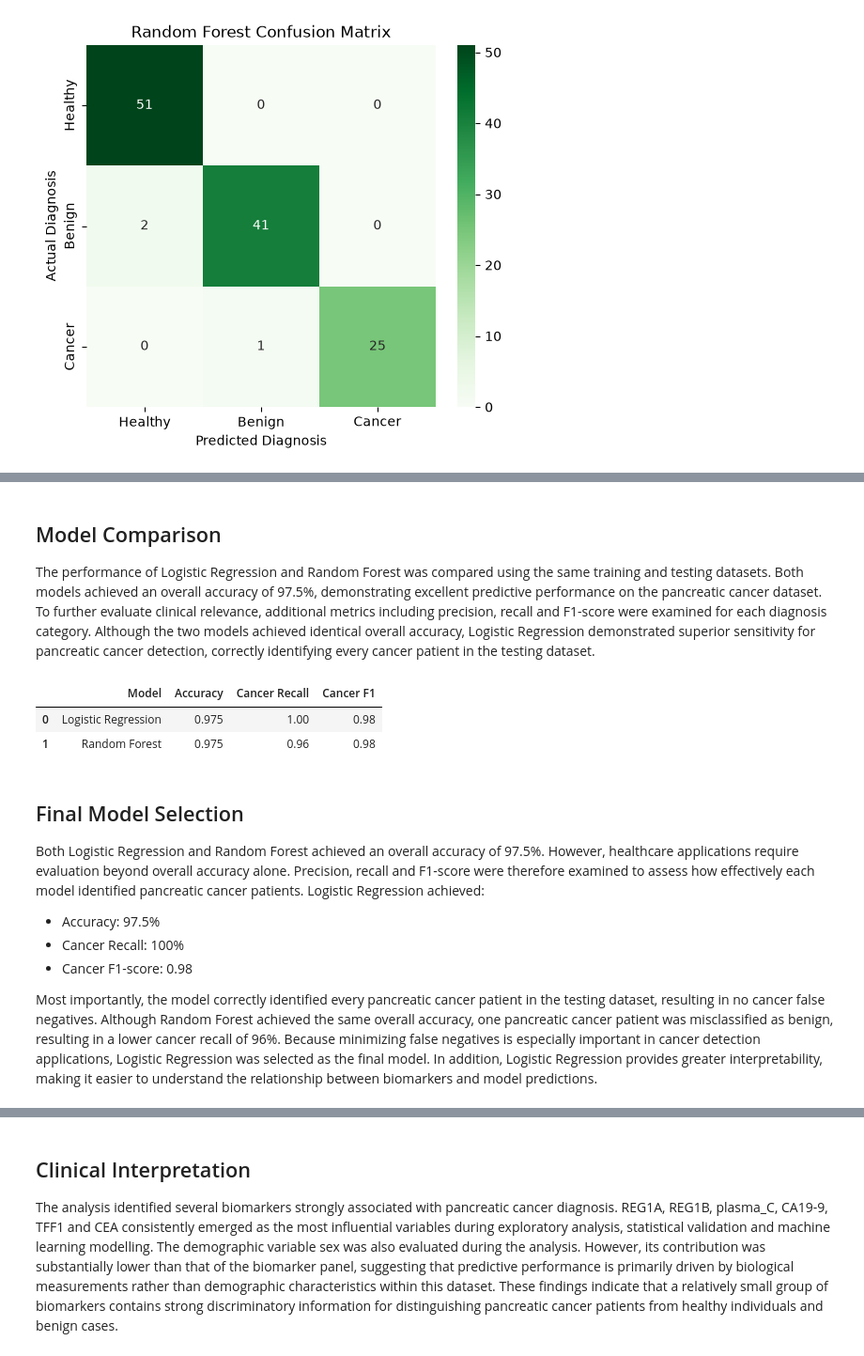
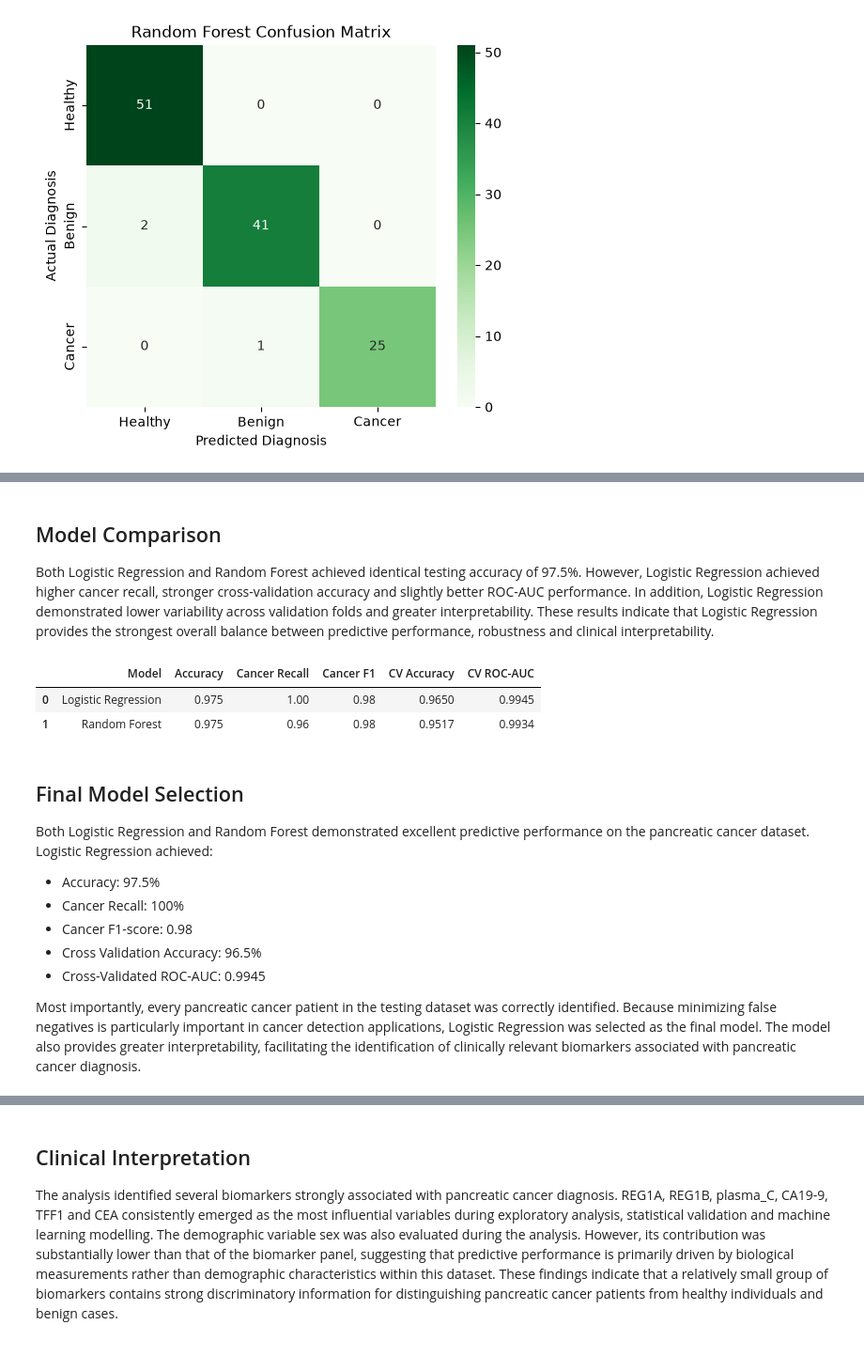
Before and after one commit to laurallorent9-del/pancreatic-cancer-prediction, a Jupyter notebook: notebooks/03_modeling.ipynb, the cells around one changed output, grey strips where cells are left out. Shown at 94% size. Cells and saved outputs as stored; diff of their text form; code cells hidden in the pictures.

```diff
--- a/notebooks/03_modeling.ipynb
+++ b/notebooks/03_modeling.ipynb
@@ -358,47 +629,55 @@ These results further support the conclusion that pancreatic cancer diagnosis ca
 # %% [markdown]
 ## Model Comparison
 
-The performance of Logistic Regression and Random Forest was compared using the same training and testing datasets.
-Both models achieved an overall accuracy of 97.5%, demonstrating excellent predictive performance on the pancreatic cancer dataset.
-To further evaluate clinical relevance, additional metrics including precision, recall and F1-score were examined for each diagnosis category.
-Although the two models achieved identical overall accuracy, Logistic Regression demonstrated superior sensitivity for pancreatic cancer detection, correctly identifying every cancer patient in the testing dataset.
+Both Logistic Regression and Random Forest achieved identical testing accuracy of 97.5%.
+However, Logistic Regression achieved higher cancer recall, stronger cross-validation accuracy and slightly better ROC-AUC performance.
+In addition, Logistic Regression demonstrated lower variability across validation folds and greater interpretability.
+These results indicate that Logistic Regression provides the strongest overall balance between predictive performance, robustness and clinical interpretability.
 # %%
 comparison = pd.DataFrame({
     "Model": [
         "Logistic Regression",
         "Random Forest"
     ],
     "Accuracy": [
-        0.975,
-        0.975
+        0.9750,
+        0.9750
     ],
     "Cancer Recall": [
         1.00,
         0.96
     ],
     "Cancer F1": [
         0.98,
         0.98
+    ],
+    "CV Accuracy": [
+        0.9650,
+        0.9517
+    ],
+    "CV ROC-AUC": [
+        0.9945,
+        0.9934
     ]
 })
 
 comparison
 # %% [output]
-|  | Model | Accuracy | Cancer Recall | Cancer F1 |
-| 0 | Logistic Regression | 0.975 | 1.00 | 0.98 |
-| 1 | Random Forest | 0.975 | 0.96 | 0.98 |
+|  | Model | Accuracy | Cancer Recall | Cancer F1 | CV Accuracy | CV ROC-AUC |
+| 0 | Logistic Regression | 0.975 | 1.00 | 0.98 | 0.9650 | 0.9945 |
+| 1 | Random Forest | 0.975 | 0.96 | 0.98 | 0.9517 | 0.9934 |
 # %% [markdown]
 ## Final Model Selection
 
-Both Logistic Regression and Random Forest achieved an overall accuracy of 97.5%.
-However, healthcare applications require evaluation beyond overall accuracy alone. Precision, recall and F1-score were therefore examined to assess how effectively each model identified pancreatic cancer patients.
+Both Logistic Regression and Random Forest demonstrated excellent predictive performance on the pancreatic cancer dataset.
 Logistic Regression achieved:
 
 - Accuracy: 97.5%
 - Cancer Recall: 100%
 - Cancer F1-score: 0.98
+- Cross Validation Accuracy: 96.5%
+- Cross-Validated ROC-AUC: 0.9945
 
-Most importantly, the model correctly identified every pancreatic cancer patient in the testing dataset, resulting in no cancer false negatives.
-Although Random Forest achieved the same overall accuracy, one pancreatic cancer patient was misclassified as benign, resulting in a lower cancer recall of 96%.
-Because minimizing false negatives is especially important in cancer detection applications, Logistic Regression was selected as the final model.
-In addition, Logistic Regression provides greater interpretability, making it easier to understand the relationship between biomarkers and model predictions.
+Most importantly, every pancreatic cancer patient in the testing dataset was correctly identified.
+Because minimizing false negatives is particularly important in cancer detection applications, Logistic Regression was selected as the final model.
+The model also provides greater interpretability, facilitating the identification of clinically relevant biomarkers associated with pancreatic cancer diagnosis.
```
Also changed, not shown: parts of 24 cells of this notebook, 7 other files.
